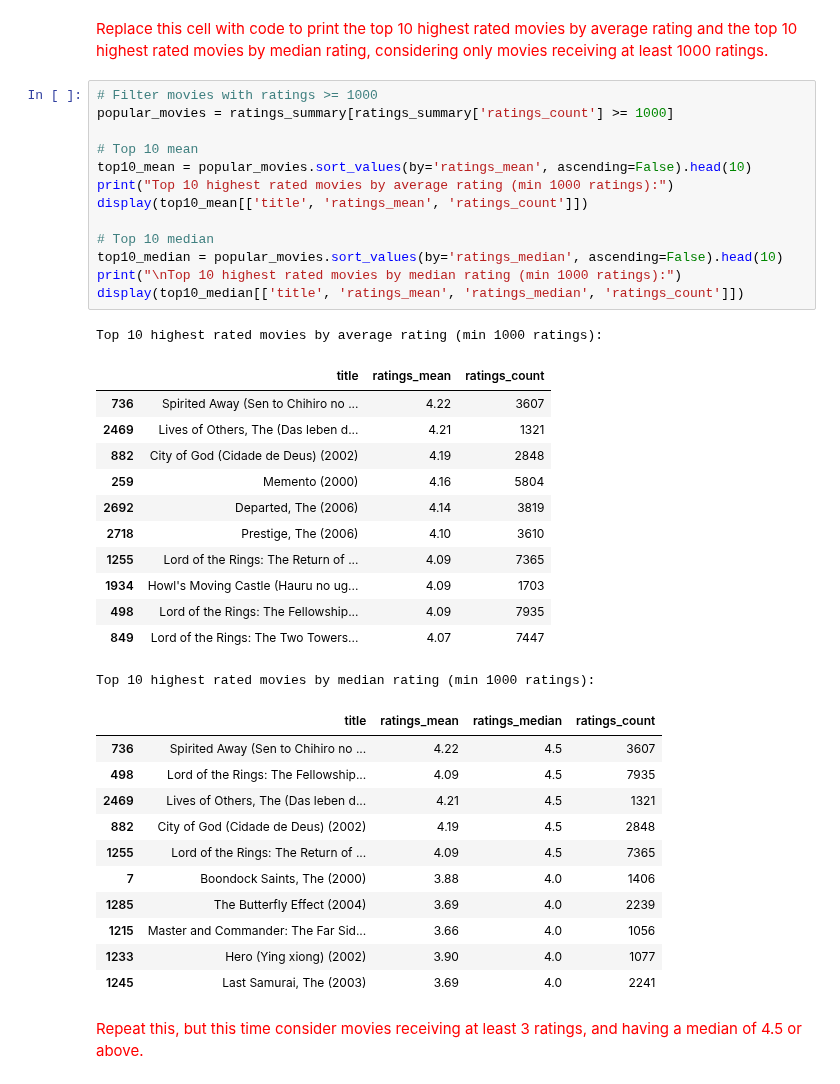
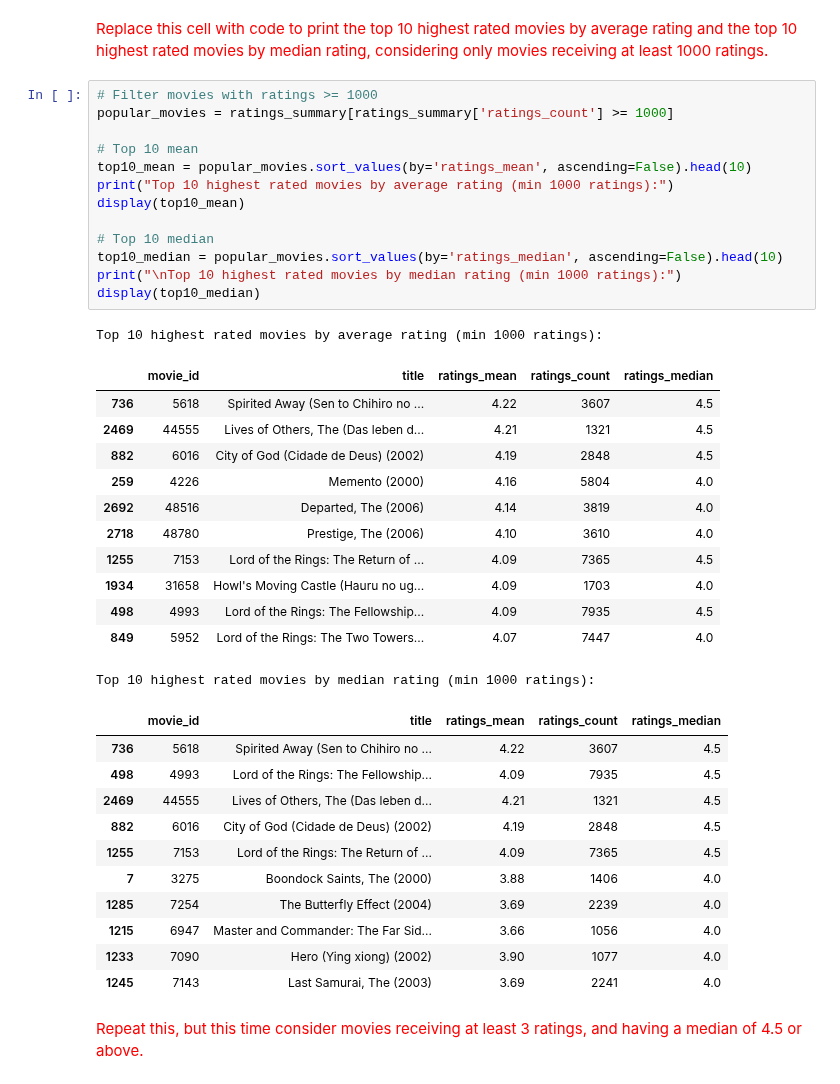
Before and after one commit to zsykk/datamining_2nd, a Jupyter notebook: ps06_item_based_recsys_103.ipynb, the cells around one changed output. Cells and saved outputs as stored; diff of their text form.

```diff
--- a/ps06_item_based_recsys_103.ipynb
+++ b/ps06_item_based_recsys_103.ipynb
@@ -197,41 +197,41 @@ display(ratings_summary.head(10))
 # %%
 # Filter movies with ratings >= 1000
 popular_movies = ratings_summary[ratings_summary['ratings_count'] >= 1000]
 
 # Top 10 mean
 top10_mean = popular_movies.sort_values(by='ratings_mean', ascending=False).head(10)
 print("Top 10 highest rated movies by average rating (min 1000 ratings):")
-display(top10_mean[['title', 'ratings_mean', 'ratings_count']])
+display(top10_mean)
 
 # Top 10 median
 top10_median = popular_movies.sort_values(by='ratings_median', ascending=False).head(10)
 print("\nTop 10 highest rated movies by median rating (min 1000 ratings):")
-display(top10_median[['title', 'ratings_mean', 'ratings_median', 'ratings_count']])
+display(top10_median)
 # %% [output]
 Top 10 highest rated movies by average rating (min 1000 ratings):
-|  | title | ratings_mean | ratings_count |
-| 736 | Spirited Away (Sen to Chihiro no ... | 4.22 | 3607 |
-| 2469 | Lives of Others, The (Das leben d... | 4.21 | 1321 |
-| 882 | City of God (Cidade de Deus) (2002) | 4.19 | 2848 |
-| 259 | Memento (2000) | 4.16 | 5804 |
-| 2692 | Departed, The (2006) | 4.14 | 3819 |
-| 2718 | Prestige, The (2006) | 4.10 | 3610 |
-| 1255 | Lord of the Rings: The Return of ... | 4.09 | 7365 |
-| 1934 | Howl's Moving Castle (Hauru no ug... | 4.09 | 1703 |
-| 498 | Lord of the Rings: The Fellowship... | 4.09 | 7935 |
-| 849 | Lord of the Rings: The Two Towers... | 4.07 | 7447 |
+|  | movie_id | title | ratings_mean | ratings_count | ratings_median |
+| 736 | 5618 | Spirited Away (Sen to Chihiro no ... | 4.22 | 3607 | 4.5 |
+| 2469 | 44555 | Lives of Others, The (Das leben d... | 4.21 | 1321 | 4.5 |
+| 882 | 6016 | City of God (Cidade de Deus) (2002) | 4.19 | 2848 | 4.5 |
+| 259 | 4226 | Memento (2000) | 4.16 | 5804 | 4.0 |
+| 2692 | 48516 | Departed, The (2006) | 4.14 | 3819 | 4.0 |
+| 2718 | 48780 | Prestige, The (2006) | 4.10 | 3610 | 4.0 |
+| 1255 | 7153 | Lord of the Rings: The Return of ... | 4.09 | 7365 | 4.5 |
+| 1934 | 31658 | Howl's Moving Castle (Hauru no ug... | 4.09 | 1703 | 4.0 |
+| 498 | 4993 | Lord of the Rings: The Fellowship... | 4.09 | 7935 | 4.5 |
+| 849 | 5952 | Lord of the Rings: The Two Towers... | 4.07 | 7447 | 4.0 |
 Top 10 highest rated movies by median rating (min 1000 ratings):
-|  | title | ratings_mean | ratings_median | ratings_count |
-| 736 | Spirited Away (Sen to Chihiro no ... | 4.22 | 4.5 | 3607 |
-| 498 | Lord of the Rings: The Fellowship... | 4.09 | 4.5 | 7935 |
-| 2469 | Lives of Others, The (Das leben d... | 4.21 | 4.5 | 1321 |
-| 882 | City of God (Cidade de Deus) (2002) | 4.19 | 4.5 | 2848 |
-| 1255 | Lord of the Rings: The Return of ... | 4.09 | 4.5 | 7365 |
-| 7 | Boondock Saints, The (2000) | 3.88 | 4.0 | 1406 |
-| 1285 | The Butterfly Effect (2004) | 3.69 | 4.0 | 2239 |
-| 1215 | Master and Commander: The Far Sid... | 3.66 | 4.0 | 1056 |
-| 1233 | Hero (Ying xiong) (2002) | 3.90 | 4.0 | 1077 |
-| 1245 | Last Samurai, The (2003) | 3.69 | 4.0 | 2241 |
+|  | movie_id | title | ratings_mean | ratings_count | ratings_median |
+| 736 | 5618 | Spirited Away (Sen to Chihiro no ... | 4.22 | 3607 | 4.5 |
+| 498 | 4993 | Lord of the Rings: The Fellowship... | 4.09 | 7935 | 4.5 |
+| 2469 | 44555 | Lives of Others, The (Das leben d... | 4.21 | 1321 | 4.5 |
+| 882 | 6016 | City of God (Cidade de Deus) (2002) | 4.19 | 2848 | 4.5 |
+| 1255 | 7153 | Lord of the Rings: The Return of ... | 4.09 | 7365 | 4.5 |
+| 7 | 3275 | Boondock Saints, The (2000) | 3.88 | 1406 | 4.0 |
+| 1285 | 7254 | The Butterfly Effect (2004) | 3.69 | 2239 | 4.0 |
+| 1215 | 6947 | Master and Commander: The Far Sid... | 3.66 | 1056 | 4.0 |
+| 1233 | 7090 | Hero (Ying xiong) (2002) | 3.90 | 1077 | 4.0 |
+| 1245 | 7143 | Last Samurai, The (2003) | 3.69 | 2241 | 4.0 |
 # %% [markdown]
 <font size="+1" color="red">Repeat this, but this time consider movies receiving at least 3 ratings, and having a median of 4.5 or above.</font>
 # %%
```
Also changed, not shown: parts of 12 cells of this notebook.
